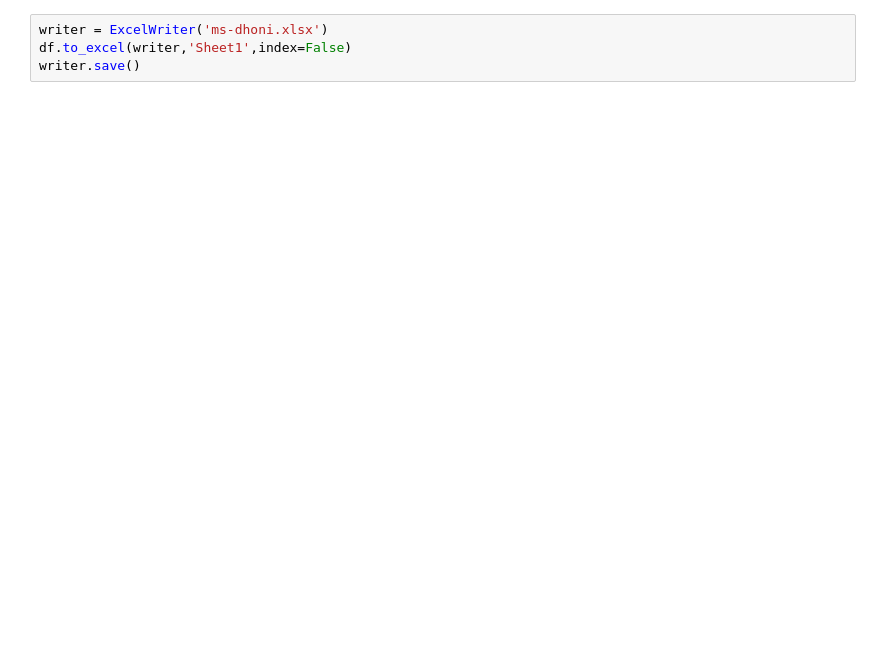
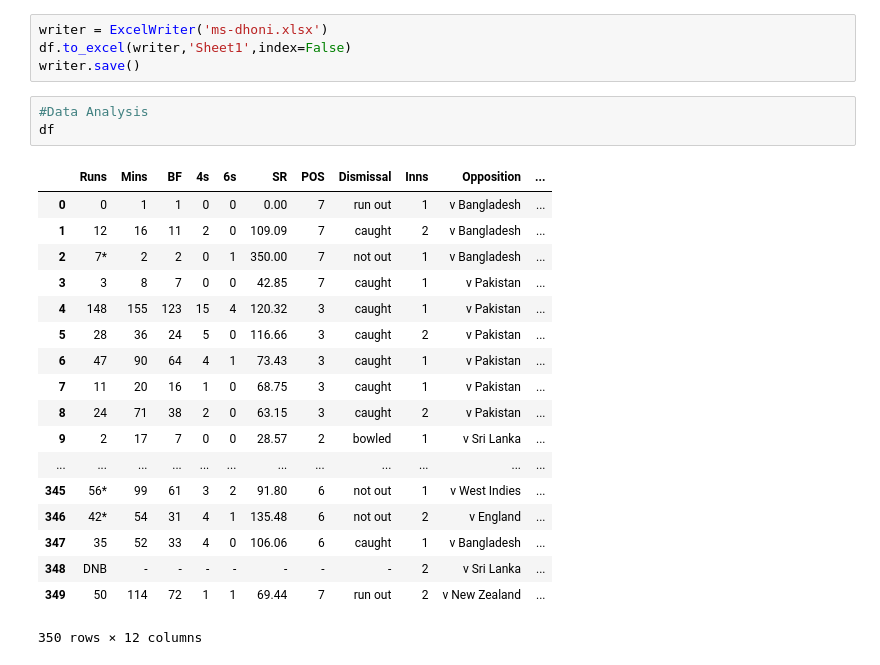
Before and after one commit to sandyjswl/cricinfo-stats-scraper, a Jupyter notebook: cricinfo-scraper.ipynb, the cells around one changed output. Saved outputs shown, nothing was run; the diff lists cells and outputs as text; blank space fills up the shorter version.

```diff
--- a/cricinfo-scraper.ipynb
+++ b/cricinfo-scraper.ipynb
@@ -66,3 +66,25 @@ df
 writer = ExcelWriter('ms-dhoni.xlsx')
 df.to_excel(writer,'Sheet1',index=False)
 writer.save()
+# %%
+#Data Analysis
+df
+# %% [output]
+|  | Runs | Mins | BF | 4s | 6s | SR | POS | Dismissal | Inns | Opposition | ... |
+| 0 | 0 | 1 | 1 | 0 | 0 | 0.00 | 7 | run out | 1 | v Bangladesh | ... |
+| 1 | 12 | 16 | 11 | 2 | 0 | 109.09 | 7 | caught | 2 | v Bangladesh | ... |
+| 2 | 7* | 2 | 2 | 0 | 1 | 350.00 | 7 | not out | 1 | v Bangladesh | ... |
+| 3 | 3 | 8 | 7 | 0 | 0 | 42.85 | 7 | caught | 1 | v Pakistan | ... |
+| 4 | 148 | 155 | 123 | 15 | 4 | 120.32 | 3 | caught | 1 | v Pakistan | ... |
+| 5 | 28 | 36 | 24 | 5 | 0 | 116.66 | 3 | caught | 2 | v Pakistan | ... |
+| 6 | 47 | 90 | 64 | 4 | 1 | 73.43 | 3 | caught | 1 | v Pakistan | ... |
+| 7 | 11 | 20 | 16 | 1 | 0 | 68.75 | 3 | caught | 1 | v Pakistan | ... |
+| 8 | 24 | 71 | 38 | 2 | 0 | 63.15 | 3 | caught | 2 | v Pakistan | ... |
+| 9 | 2 | 17 | 7 | 0 | 0 | 28.57 | 2 | bowled | 1 | v Sri Lanka | ... |
+| ... | ... | ... | ... | ... | ... | ... | ... | ... | ... | ... | ... |
+| 345 | 56* | 99 | 61 | 3 | 2 | 91.80 | 6 | not out | 1 | v West Indies | ... |
+| 346 | 42* | 54 | 31 | 4 | 1 | 135.48 | 6 | not out | 2 | v England | ... |
+| 347 | 35 | 52 | 33 | 4 | 0 | 106.06 | 6 | caught | 1 | v Bangladesh | ... |
+| 348 | DNB | - | - | - | - | - | - | - | 2 | v Sri Lanka | ... |
+| 349 | 50 | 114 | 72 | 1 | 1 | 69.44 | 7 | run out | 2 | v New Zealand | ... |
+350 rows × 12 columns
```
Also changed, not shown: parts of 12 cells of this notebook, 14 other files.
